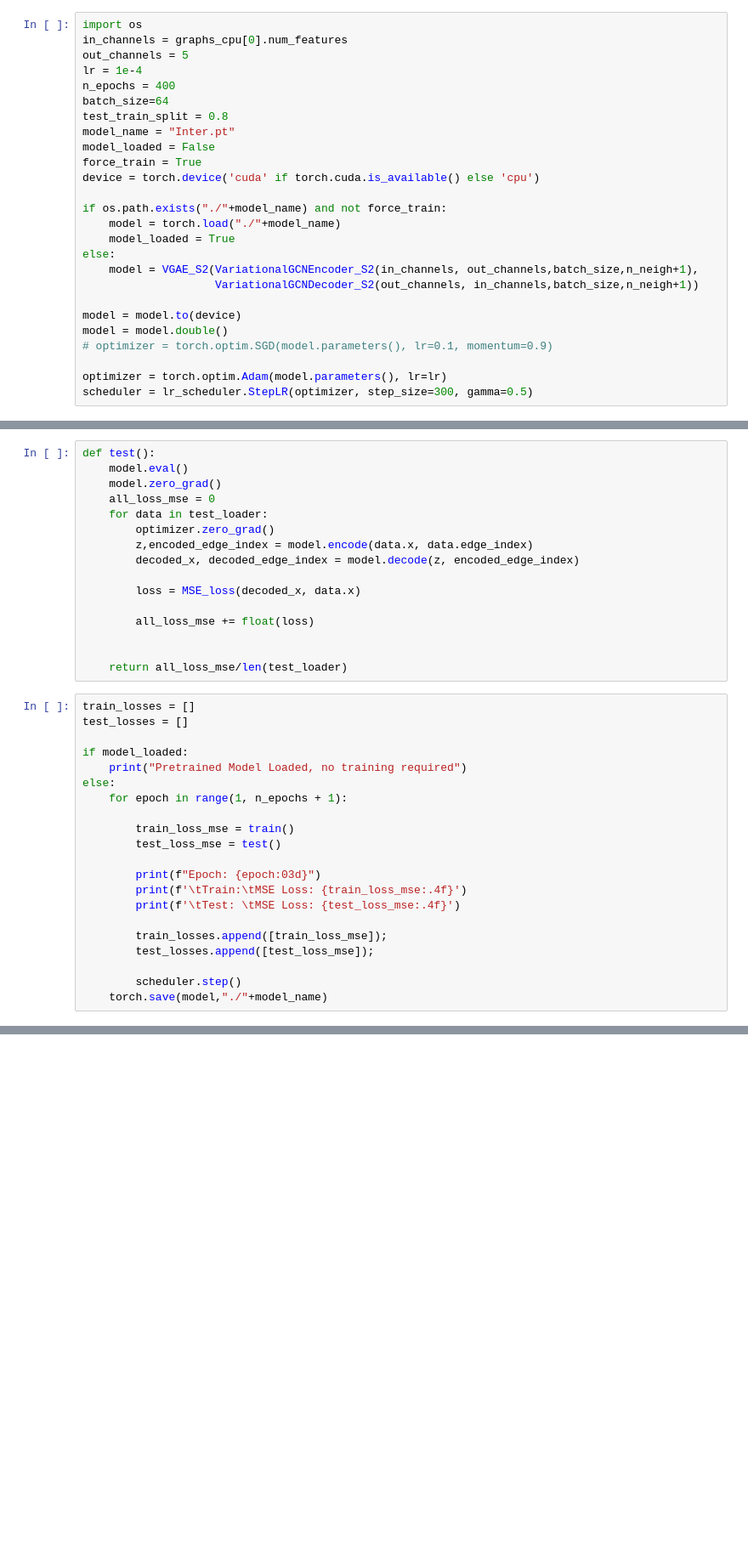
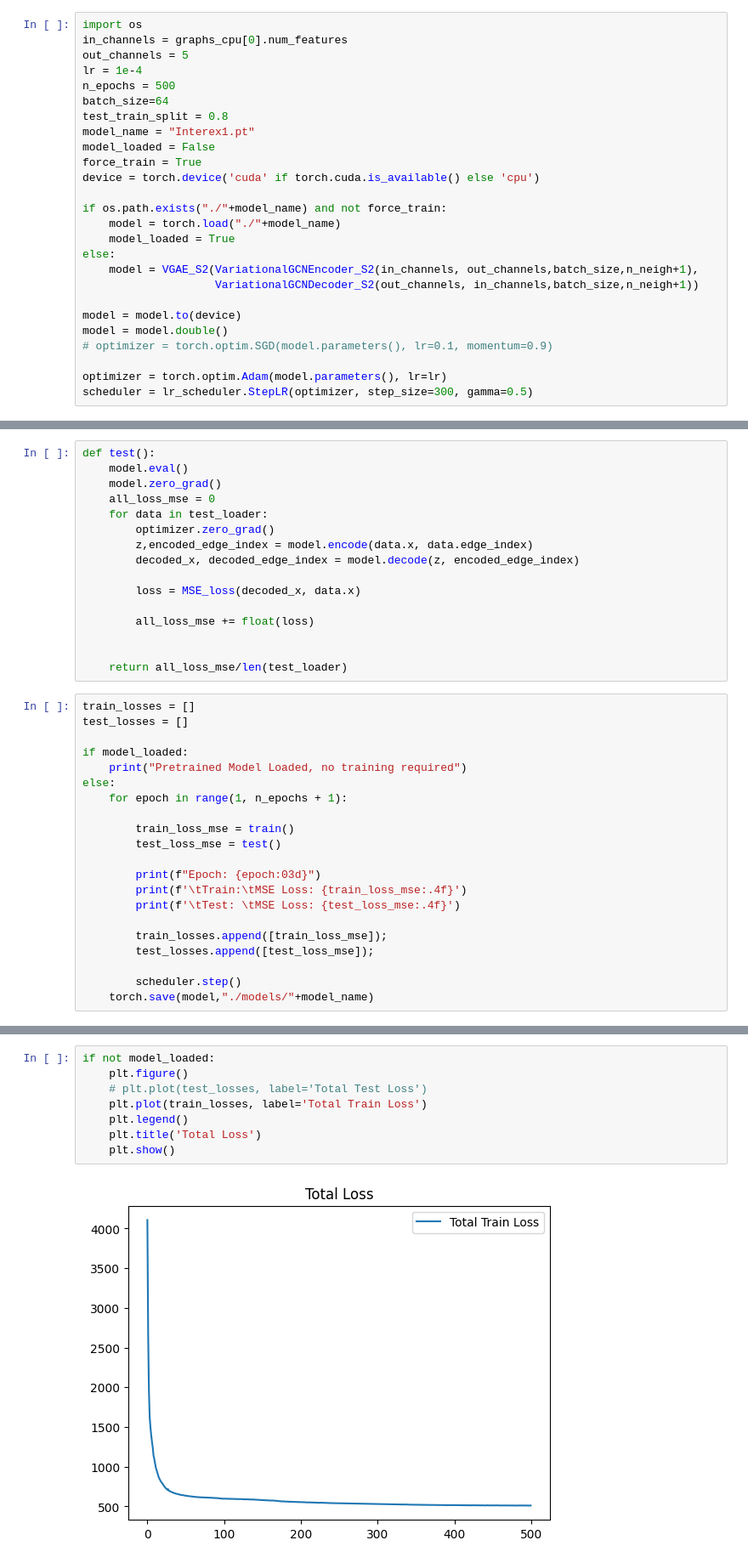
Before and after one commit to Imami-syed/watermodel, a Jupyter notebook: 10_12/inter.ipynb, the cells around one changed output, grey strips where cells are left out. Shown at 85% size. Drawn from its saved outputs; the diff is of its cells as text; blank space fills up the shorter version.

Commit message:
Inter try

```diff
--- a/10_12/inter.ipynb
+++ b/10_12/inter.ipynb
@@ -73,10 +73,10 @@ import os
 in_channels = graphs_cpu[0].num_features
 out_channels = 5
 lr = 1e-4
-n_epochs = 400
+n_epochs = 500
 batch_size=64
 test_train_split = 0.8
-model_name = "Inter.pt"
+model_name = "Interex1.pt"
 model_loaded = False
 force_train = True
 device = torch.device('cuda' if torch.cuda.is_available() else 'cpu')
@@ -191,5 +185,5 @@ else:
         test_losses.append([test_loss_mse]);
 
         scheduler.step()
-    torch.save(model,"./"+model_name)
+    torch.save(model,"./models/"+model_name)
 # %% [output]
@@ -230,0 +217,10 @@ plt.show()
+# %%
+if not model_loaded:
+    plt.figure()
+    # plt.plot(test_losses, label='Total Test Loss')
+    plt.plot(train_losses, label='Total Train Loss')
+    plt.legend()
+    plt.title('Total Loss')
+    plt.show()
+# %% [output]
+[figure, added]
```
Also changed, not shown: parts of 15 cells of this notebook, 5 other files.
